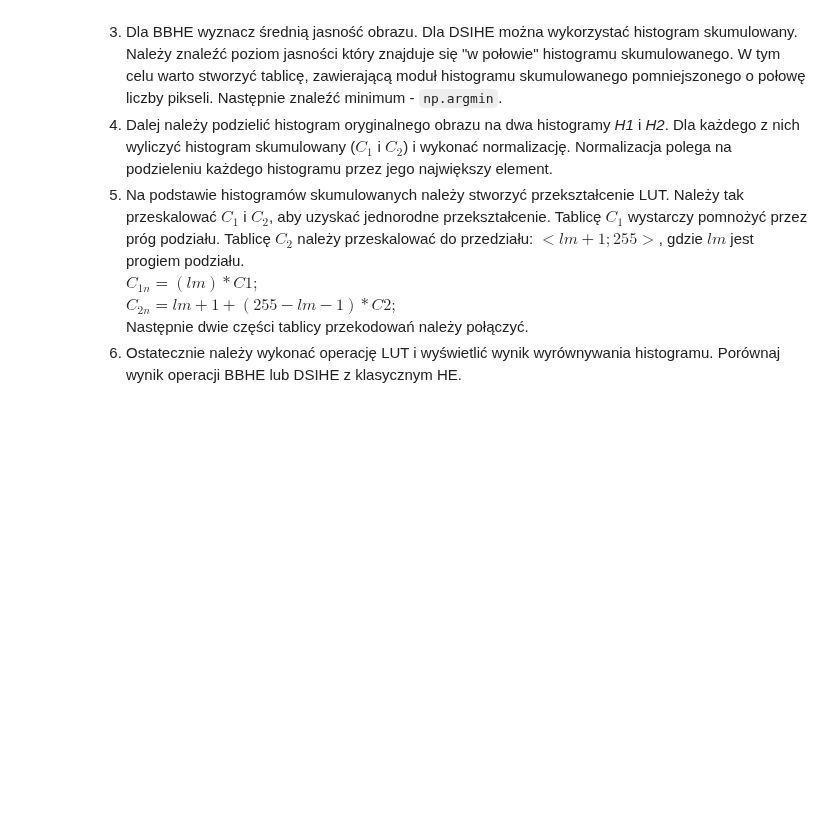
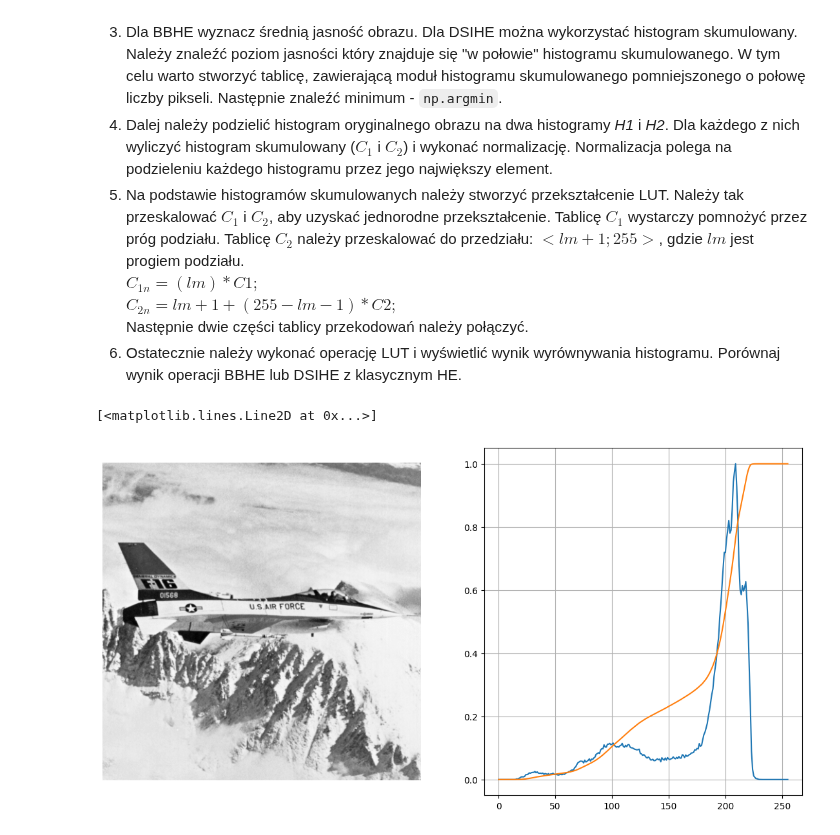
Before and after one commit to sQbanv/Introduction-to-Digital-Image-Processing, a Jupyter notebook: Histogram. Wyrównywanie histogramu/03_histogram_hw.ipynb, the cells around one changed output. Saved outputs shown, nothing was run; the diff lists cells and outputs as text; code cells hidden in the pictures; blank space fills up the shorter version.

Commit message:
03_histogram_hw final

```diff
--- a/Histogram. Wyrównywanie histogramu/03_histogram_hw.ipynb
+++ b/Histogram. Wyrównywanie histogramu/03_histogram_hw.ipynb
@@ -49,3 +51,21 @@ fileName = 'jet.bmp'
 if not os.path.exists(fileName) :
     r = requests.get(url + fileName, allow_redirects=True)
     open(fileName, 'wb').write(r.content)
+# %%
+jet = cv2.imread('jet.bmp', cv2.IMREAD_GRAYSCALE)
+
+jet_hist = cv2.calcHist([jet], [0], None, [256], [0,256])
+
+jet_cumhist = jet_hist.cumsum()
+
+fig, axs = plt.subplots(1,2)
+fig.set_size_inches(14,7)
+
+axs[0].axis('off')
+axs[0].imshow(jet, 'gray')
+axs[1].grid()
+axs[1].plot(jet_hist / np.max(jet_hist))
+axs[1].plot(jet_cumhist / np.max(jet_cumhist))
+# %% [output]
+[<matplotlib.lines.Line2D at 0x...>]
+[figure, added]
```
Also changed, not shown: parts of 4 cells of this notebook, 1 other file.
